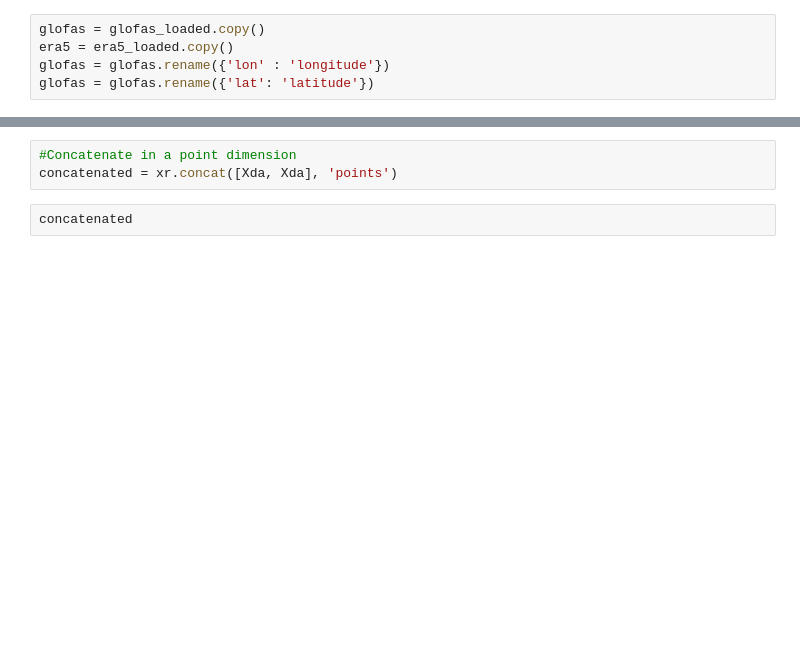
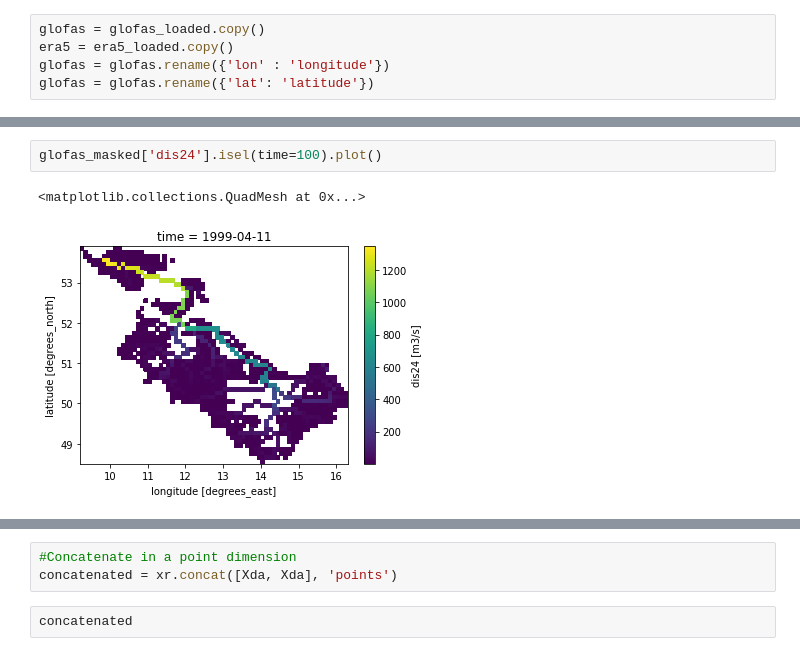
Before and after one commit to Gongsta/flood-prediction, a Jupyter notebook: jupyter/elbe_model.ipynb, the cells around one changed output, grey strips where cells are left out. Cells and saved outputs as stored; diff of their text form; blank space fills up the shorter version.

```diff
--- a/jupyter/elbe_model.ipynb
+++ b/jupyter/elbe_model.ipynb
@@ -98,0 +69,5 @@ glofas_masked['dis24'].isel(time=0).plot()
+# %%
+glofas_masked['dis24'].isel(time=100).plot()
+# %% [output]
+<matplotlib.collections.QuadMesh at 0x...>
+[figure, added]
```
Also changed, not shown: parts of 32 cells of this notebook, 49 other files.
